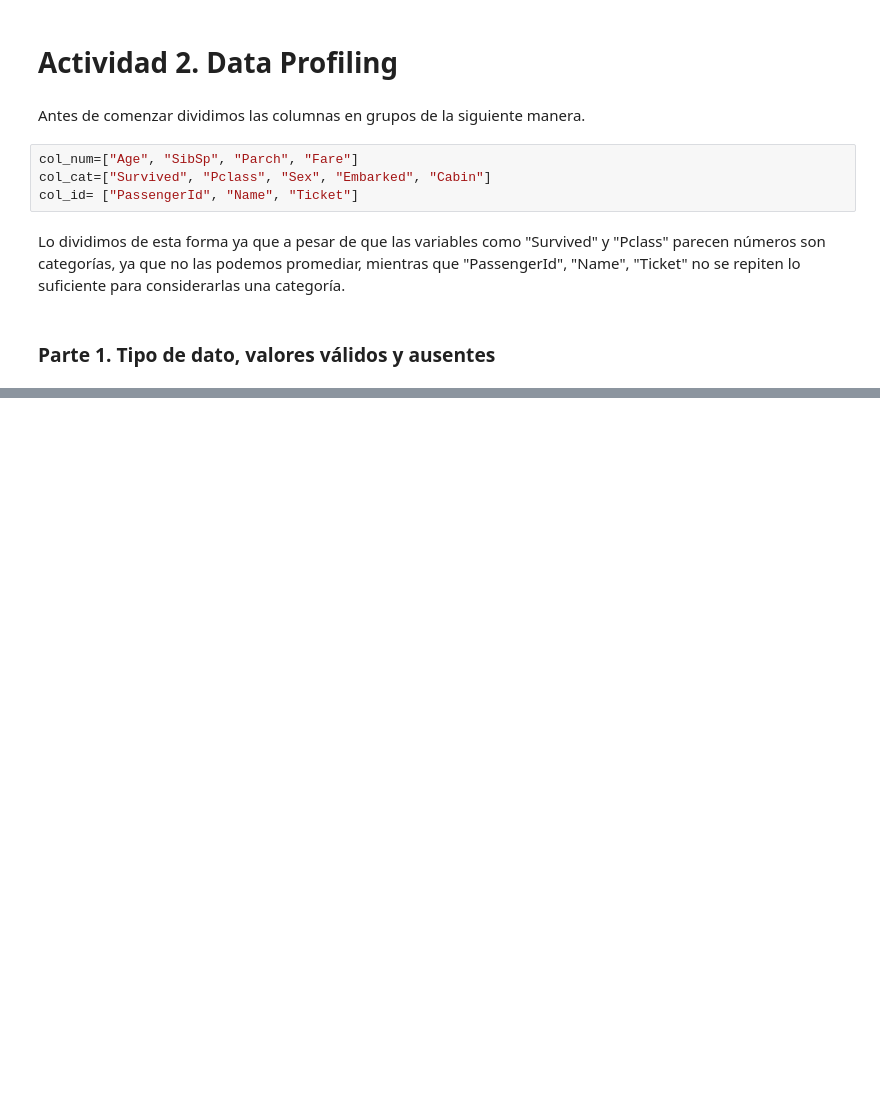
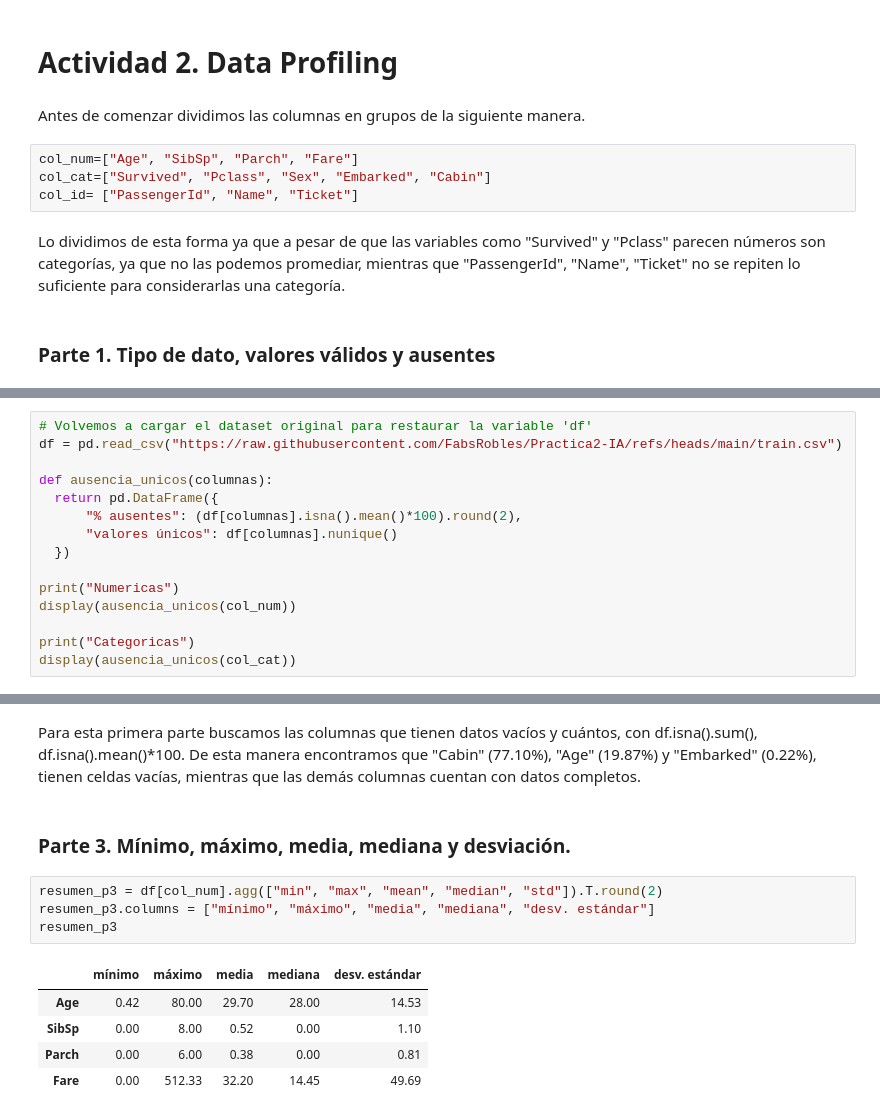
Before and after one commit to FabsRobles/Practica2-IA, a Jupyter notebook: notebook/Titanic_EDA.ipynb, the cells around one changed output, grey strips where cells are left out. Saved outputs shown, nothing was run; the diff lists cells and outputs as text; blank space fills up the shorter version.

```diff
--- a/notebook/Titanic_EDA.ipynb
+++ b/notebook/Titanic_EDA.ipynb
@@ -133,0 +150,15 @@ def validos_ausentes(columnas):
+# %%
+# Volvemos a cargar el dataset original para restaurar la variable 'df'
+df = pd.read_csv("https://raw.githubusercontent.com/FabsRobles/Practica2-IA/refs/heads/main/train.csv")
+
+def ausencia_unicos(columnas):
+  return pd.DataFrame({
+      "% ausentes": (df[columnas].isna().mean()*100).round(2),
+      "valores únicos": df[columnas].nunique()
+  })
+
+print("Numericas")
+display(ausencia_unicos(col_num))
+
+print("Categoricas")
+display(ausencia_unicos(col_cat))
@@ -133,0 +179,14 @@ def validos_ausentes(columnas):
+# %% [markdown]
+Para esta primera parte buscamos las columnas que tienen datos vacíos y cuántos, con df.isna().sum(), df.isna().mean()*100. De esta manera encontramos que "Cabin" (77.10%), "Age" (19.87%) y "Embarked" (0.22%), tienen celdas vacías, mientras que las demás columnas cuentan con datos completos.
+# %% [markdown]
+### Parte 3. Mínimo, máximo, media, mediana y desviación.
+# %%
+resumen_p3 = df[col_num].agg(["min", "max", "mean", "median", "std"]).T.round(2)
+resumen_p3.columns = ["mínimo", "máximo", "media", "mediana", "desv. estándar"]
+resumen_p3
+# %% [output]
+|  | mínimo | máximo | media | mediana | desv. estándar |
+| Age | 0.42 | 80.00 | 29.70 | 28.00 | 14.53 |
+| SibSp | 0.00 | 8.00 | 0.52 | 0.00 | 1.10 |
+| Parch | 0.00 | 6.00 | 0.38 | 0.00 | 0.81 |
+| Fare | 0.00 | 512.33 | 32.20 | 14.45 | 49.69 |
```
Also changed, not shown: parts of 6 cells of this notebook.
